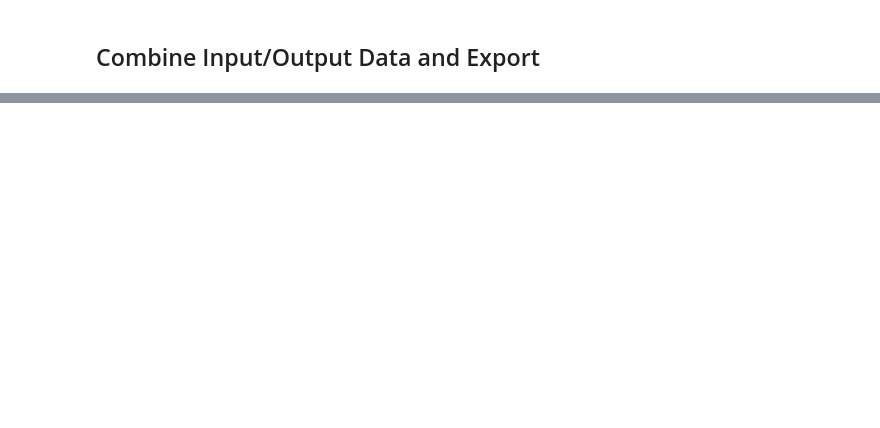
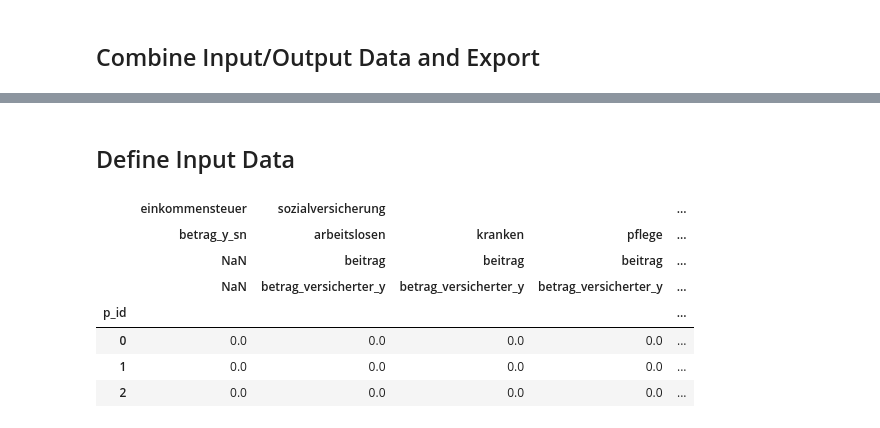
Before and after one commit to DWeishaar/tutorial-publicecon, a Jupyter notebook: 02-code/session-06.ipynb, the cells around one changed output, grey strips where cells are left out. Saved outputs shown, nothing was run; the diff lists cells and outputs as text; code cells hidden in the pictures; blank space fills up the shorter version.

```diff
--- a/02-code/session-06.ipynb
+++ b/02-code/session-06.ipynb
@@ -810,0 +928,2 @@ df_merged.to_csv(
+# %% [markdown]
+## Define Input Data
@@ -810,0 +1026,19 @@ df_merged.to_csv(
+# %%
+# Calculate Output
+
+main(
+    main_target=MainTarget.results.df_with_nested_columns,
+    policy_date_str="2025-01-01",
+    input_data=InputData.tree(INPUT_DATA),
+    tt_targets=TTTargets.tree(TT_TARGETS),
+    include_warn_nodes=False,
+)
+# %% [output]
+|  | einkommensteuer | sozialversicherung |  |  | ... |
+|  | betrag_y_sn | arbeitslosen | kranken | pflege | ... |
+|  | NaN | beitrag | beitrag | beitrag | ... |
+|  | NaN | betrag_versicherter_y | betrag_versicherter_y | betrag_versicherter_y | ... |
+| p_id |  |  |  |  | ... |
+| 0 | 0.0 | 0.0 | 0.0 | 0.0 | ... |
+| 1 | 0.0 | 0.0 | 0.0 | 0.0 | ... |
+| 2 | 0.0 | 0.0 | 0.0 | 0.0 | ... |
```
Also changed, not shown: parts of 21 cells of this notebook, 2 other files.
